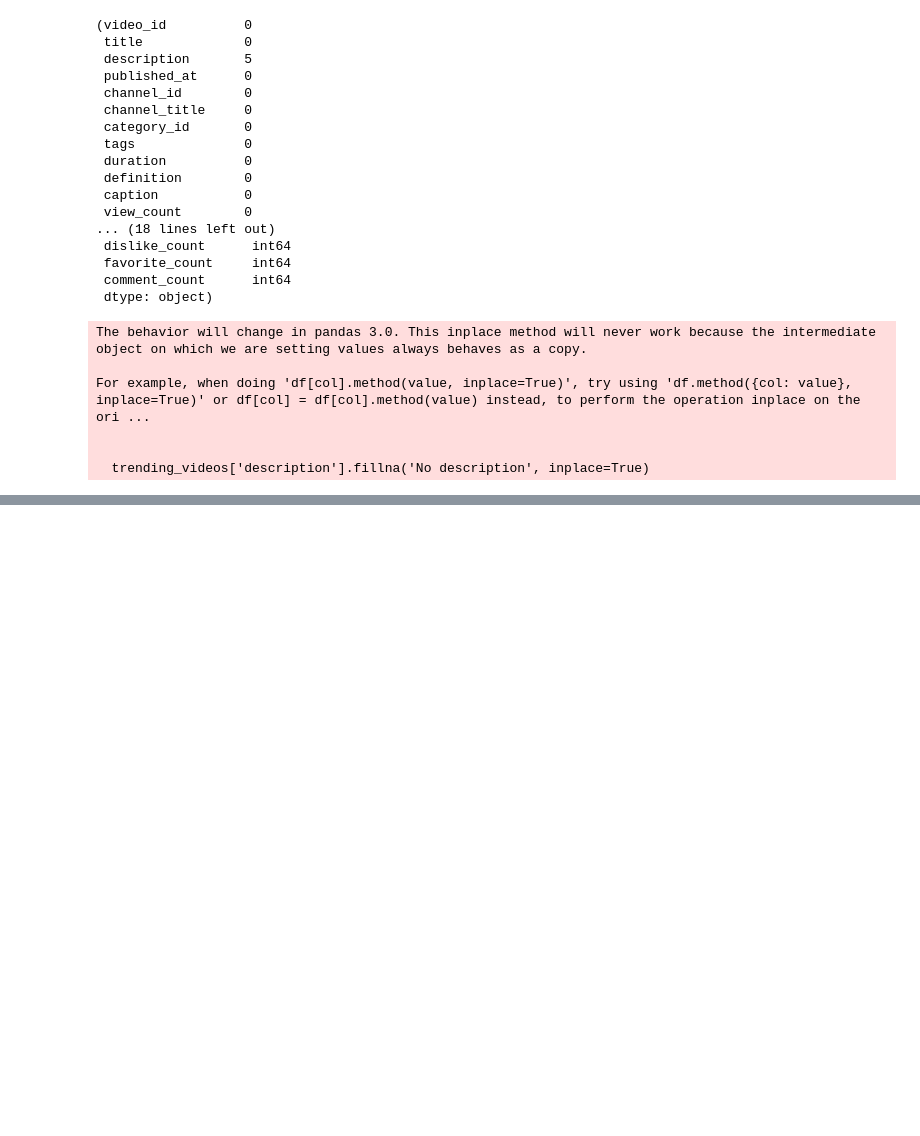
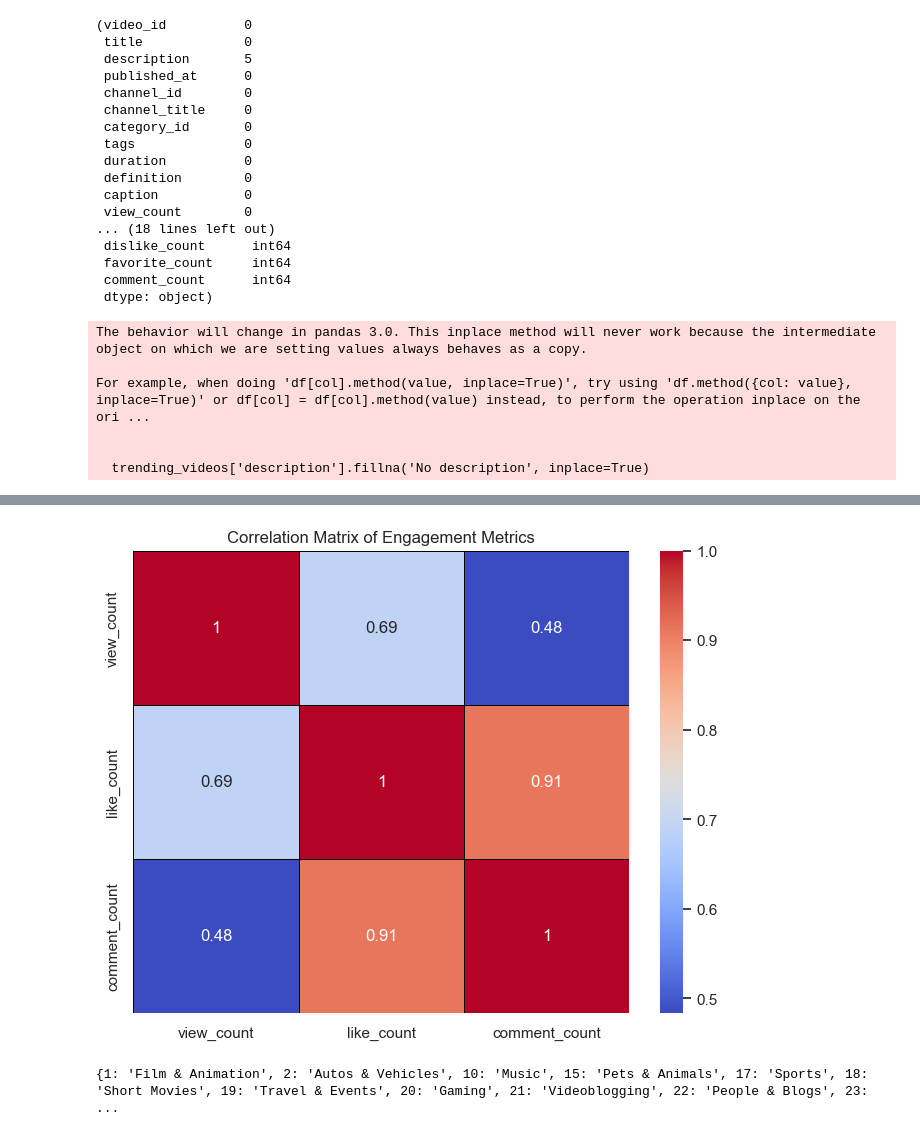
Before and after one commit to ambika1us/Youtube_Data_Collection, a Jupyter notebook: Youtube_Data_Collection.ipynb, the cells around one changed output, grey strips where cells are left out. Cells and saved outputs as stored; diff of their text form; code cells hidden in the pictures; blank space fills up the shorter version.

```diff
--- a/Youtube_Data_Collection.ipynb
+++ b/Youtube_Data_Collection.ipynb
@@ -204,0 +205,37 @@ plt.show()
+# %%
+# Now, let’s have a look at the correlation between likes, views, and comments:
+# correlation matrix
+correlation_matrix = trending_videos[['view_count', 'like_count', 'comment_count']].corr()
+
+plt.figure(figsize=(8, 6))
+sns.heatmap(correlation_matrix, annot=True, cmap='coolwarm', linewidths=0.5, linecolor='black')
+plt.title('Correlation Matrix of Engagement Metrics')
+plt.show()
+# %% [output]
+[figure, added]
+# %%
+# So, let’s collect the category names as well to analyze the categories of the trending videos:
+
+from googleapiclient.discovery import build
+
+API_KEY = API_KEY
+youtube = build('youtube', 'v3', developerKey=API_KEY)
+
+def get_category_mapping():
+    request = youtube.videoCategories().list(
+        part='snippet',
+        regionCode='IN'
+    )
+    response = request.execute()
+    category_mapping = {}
+    for item in response['items']:
+        category_id = int(item['id'])
+        category_name = item['snippet']['title']
+        category_mapping[category_id] = category_name
+    return category_mapping
+
+# get the category mapping
+category_mapping = get_category_mapping()
+print(category_mapping)
+# %% [output]
+{1: 'Film & Animation', 2: 'Autos & Vehicles', 10: 'Music', 15: 'Pets & Animals', 17: 'Sports', 18: 'Short Movies', 19: 'Travel & Events', 20: 'Gaming', 21: 'Videoblogging', 22: 'People & Blogs', 23:  ...
```
Also changed, not shown: parts of 6 cells of this notebook.
